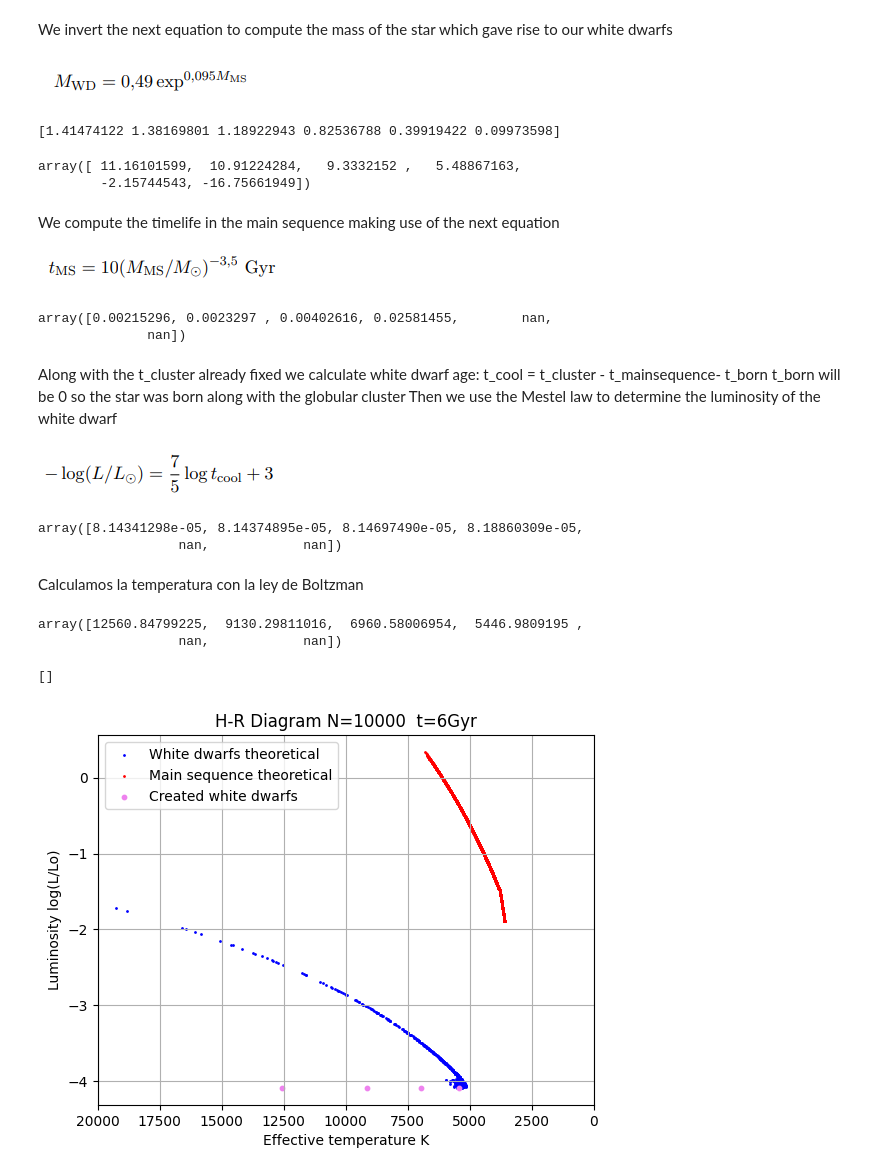
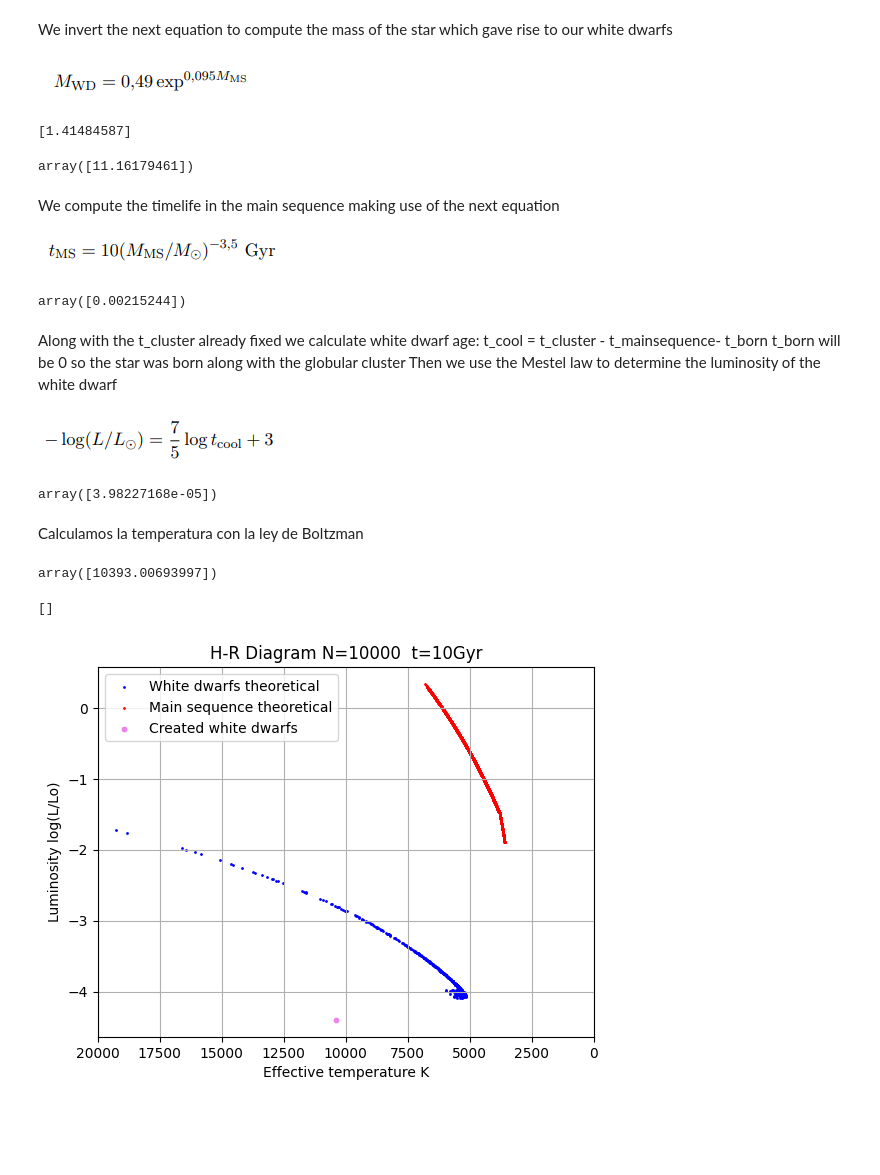
Before and after one commit to juanpabloidarraga/Computational-Astrophysics-Repository, a Jupyter notebook: Astrophysics and cosmology/White_dwarf_structure.ipynb, the cells around one changed output. Saved outputs shown, nothing was run; the diff lists cells and outputs as text; code cells hidden in the pictures; blank space fills up the shorter version.

```diff
--- a/Astrophysics and cosmology/White_dwarf_structure.ipynb
+++ b/Astrophysics and cosmology/White_dwarf_structure.ipynb
@@ -128,9 +128,9 @@ R_earth = 631.1e6
 
 #Parameters
 miu_e = 2 #two nucleons per electron
-rho_o = np.array([1e10, 1e9, 1e8, 1e7, 1e6, 1e5])# average density of Sirius B en cgs  ,1e9,1e8,1e7,1e6,1e5
+rho_o = np.array([1e10])# average density of Sirius B en cgs  ,1e9,1e8,1e7,1e6,1e5
 # computational parameters
-n = 1e-6 # limit for P(r)/Pc to stop computation
+n = 1e-7 # limit for P(r)/Pc to stop computation
 # it is not much smaller because program is delayed
 
 
@@ -264,9 +264,8 @@ print(M_max/M_sun)
 M_ms = np.log(M_max/(M_sun*0.49))/0.095 # M max = white dwarf mass
 M_ms
 # %% [output]
-[1.41474122 1.38169801 1.18922943 0.82536788 0.39919422 0.09973598]
+[1.41484587]
-array([ 11.16101599,  10.91224284,   9.3332152 ,   5.48867163,
-        -2.15744543, -16.75661949])
+array([11.16179461])
 # %% [markdown]
 We compute the timelife in the main sequence making use of the next equation
 
@@ -275,8 +274,7 @@ We compute the timelife in the main sequence making use of the next equation
 t_ms = 10*(M_ms)**(-3.5)
 t_ms
 # %% [output]
-array([0.00215296, 0.0023297 , 0.00402616, 0.02581455,        nan,
-              nan])
+array([0.00215244])
 # %% [markdown]
 Along with the t_cluster already fixed we calculate white dwarf age: t_cool = t_cluster - t_mainsequence- t_born
 t_born will be 0 so the star was born along with the globular cluster
@@ -284,7 +282,7 @@ Then we use the Mestel law to determine the luminosity of the white dwarf
 
 ![image.png](attachment:image.png)
 # %%
-t_cluster = 6# Gyr
+t_cluster = 10# Gyr
 t_born = 0
 t_coolWD = t_cluster - t_ms - t_born
 
@@ -292,41 +290,39 @@ log_L_wd_new = (-1)*((7/5)*np.log10(np.array(t_coolWD)) + 3)
 L_wd_new = 10**(log_L_wd_new)
 L_wd_new
 # %% [output]
-array([8.14341298e-05, 8.14374895e-05, 8.14697490e-05, 8.18860309e-05,
-                  nan,            nan])
+array([3.98227168e-05])
 # %% [markdown]
 Calculamos la temperatura con la ley de Boltzman
 # %%
 T_wd_new =( L_wd_new*L_sun/(4*np.pi*BoltzmanC*(R_max/100)**2))**(1/4)
 T_wd_new
 # %% [output]
-array([12560.84799225,  9130.29811016,  6960.58006954,  5446.9809195 ,
-                  nan,            nan])
+array([10393.00693997])
 # %%
 
 # load the data of the simulated stars
 loaded_data = np.load('HRdiagram.npz')
 T_wd = loaded_data['array1']
 T_ms = loaded_data['array2']
 log_L_wd = loaded_data['array3']
 log_L_ms = loaded_data['array4']
 
 
 # Graphic for Hertzsprung Russel diagram
 fig, ax = plt.subplots()
 
-ax.set_title(f'H-R Diagram N={10000}  t={6}Gyr')
+ax.set_title(f'H-R Diagram N={10000}  t={10}Gyr')
 ax.set_ylabel("Luminosity log(L/Lo)")
 ax.grid()
 ax.set_xlabel("Effective temperature K")
 ax.invert_xaxis()
 ax.set_xlim(20000,0)
 
 ax.scatter(T_wd, log_L_wd, s=1, color='blue', label="White dwarfs theoretical")
 ax.scatter(T_ms , log_L_ms, s=1, color='red', label="Main sequence theoretical")
 ax.scatter(T_wd_new, log_L_wd_new, s=10, color= 'violet', label="Created white dwarfs")
 ax.legend()
 ax.plot()
 # %% [output]
 []
-[figure, old version]
+[figure, new version]
```
Also changed, not shown: parts of 3 cells of this notebook, 2 other files.
